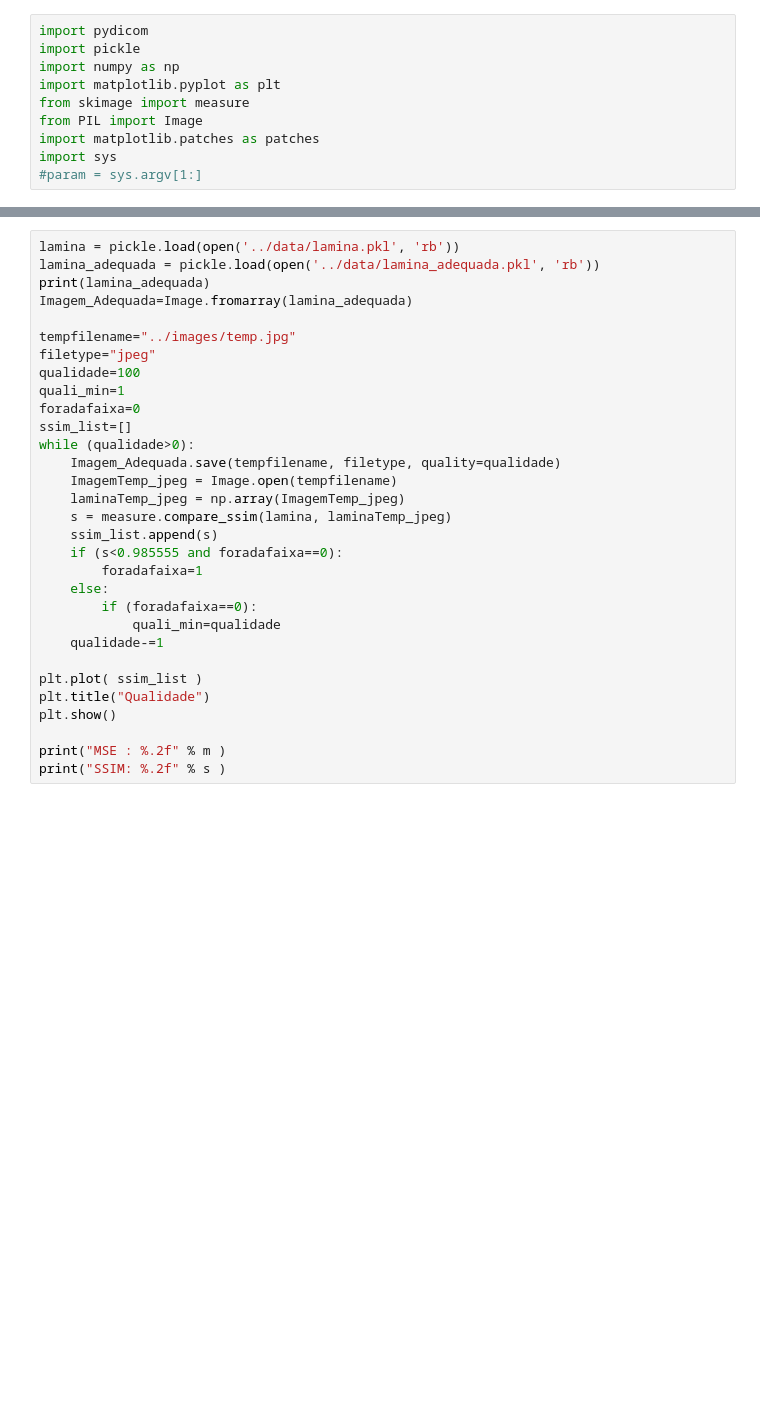
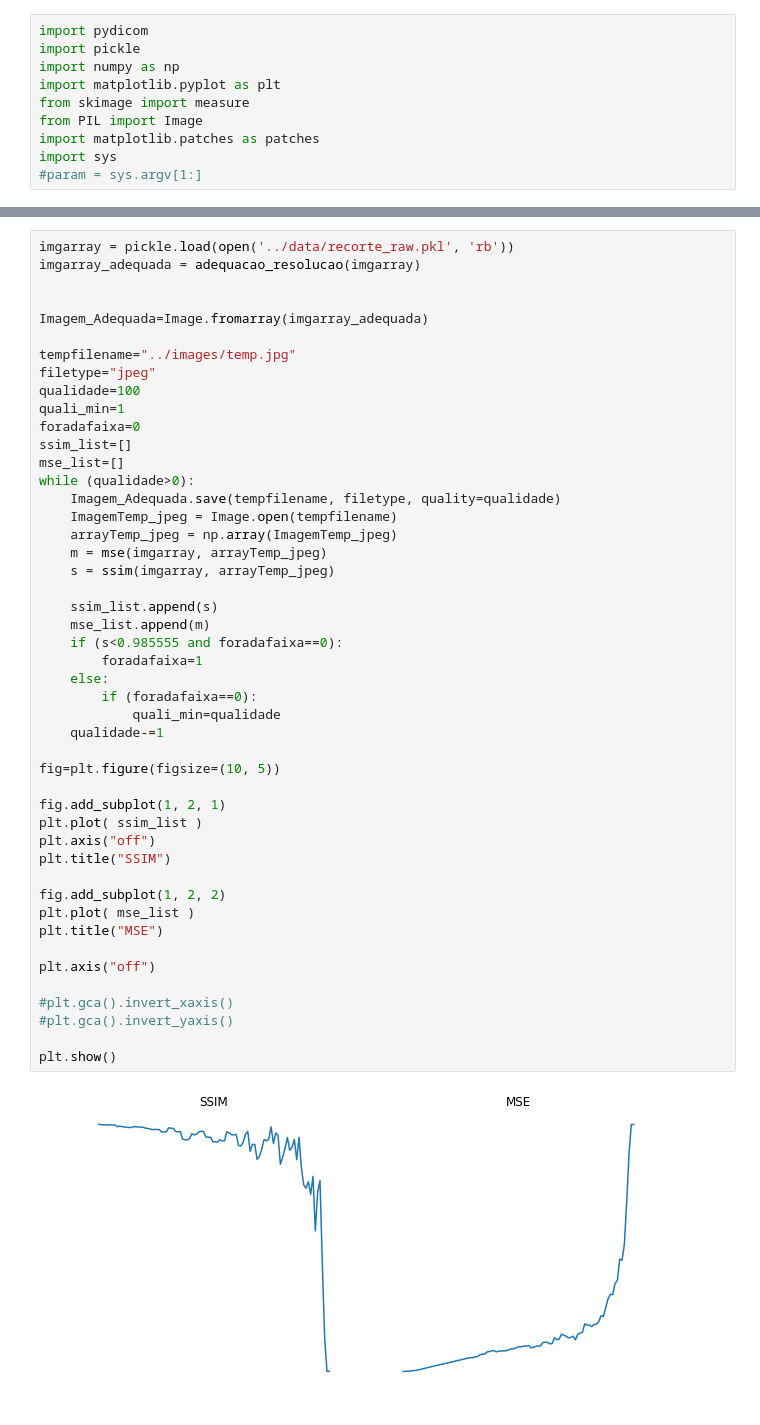
Before and after one commit to AdrianodaSilva2017/IA369Z, a Jupyter notebook: dev/teste_qualidade_jpeg.ipynb, the cells around one changed output, grey strips where cells are left out. Drawn from its saved outputs; the diff is of its cells as text; blank space fills up the shorter version.

```diff
--- a/dev/teste_qualidade_jpeg.ipynb
+++ b/dev/teste_qualidade_jpeg.ipynb
@@ -13,31 +15,49 @@ import sys
 # %%
-lamina = pickle.load(open('../data/lamina.pkl', 'rb'))
-lamina_adequada = pickle.load(open('../data/lamina_adequada.pkl', 'rb'))
-print(lamina_adequada)
-Imagem_Adequada=Image.fromarray(lamina_adequada)
+imgarray = pickle.load(open('../data/recorte_raw.pkl', 'rb'))
+imgarray_adequada = adequacao_resolucao(imgarray)
+
+
+Imagem_Adequada=Image.fromarray(imgarray_adequada)
 
 tempfilename="../images/temp.jpg"
 filetype="jpeg"
 qualidade=100
 quali_min=1
 foradafaixa=0
 ssim_list=[]
+mse_list=[]
 while (qualidade>0):
     Imagem_Adequada.save(tempfilename, filetype, quality=qualidade)
     ImagemTemp_jpeg = Image.open(tempfilename)
-    laminaTemp_jpeg = np.array(ImagemTemp_jpeg)
-    s = measure.compare_ssim(lamina, laminaTemp_jpeg)
+    arrayTemp_jpeg = np.array(ImagemTemp_jpeg)
+    m = mse(imgarray, arrayTemp_jpeg)
+    s = ssim(imgarray, arrayTemp_jpeg)
+
     ssim_list.append(s)
+    mse_list.append(m)
     if (s<0.985555 and foradafaixa==0):
         foradafaixa=1
     else:
         if (foradafaixa==0):
             quali_min=qualidade
     qualidade-=1
 
+fig=plt.figure(figsize=(10, 5))
+
+fig.add_subplot(1, 2, 1)
 plt.plot( ssim_list )
-plt.title("Qualidade")
+plt.axis("off")
+plt.title("SSIM")
+
+fig.add_subplot(1, 2, 2)
+plt.plot( mse_list )
+plt.title("MSE")
+
+plt.axis("off")
+
+#plt.gca().invert_xaxis()
+#plt.gca().invert_yaxis()
+
 plt.show()
-
-print("MSE : %.2f" % m )
-print("SSIM: %.2f" % s )
+# %% [output]
+[figure, added]
```
Also changed, not shown: parts of 1 cell of this notebook, 30 other files.
